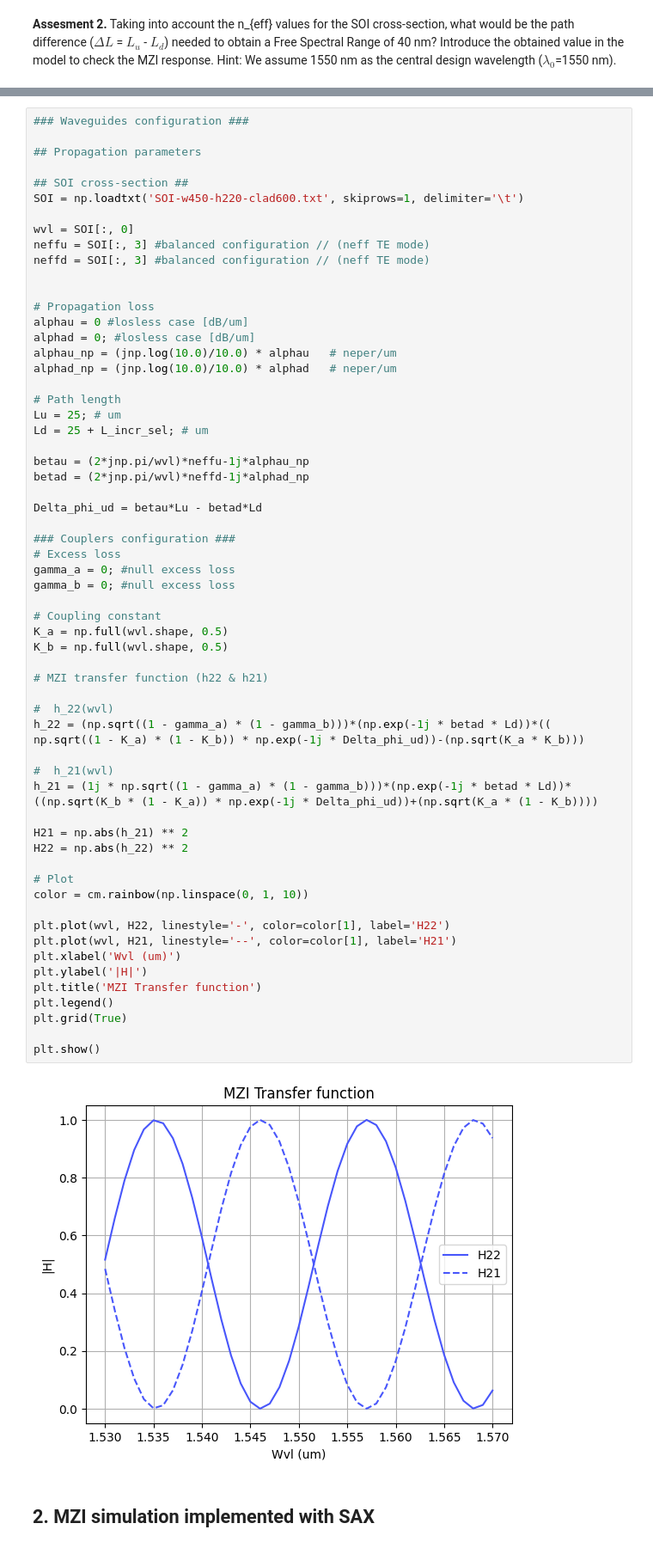
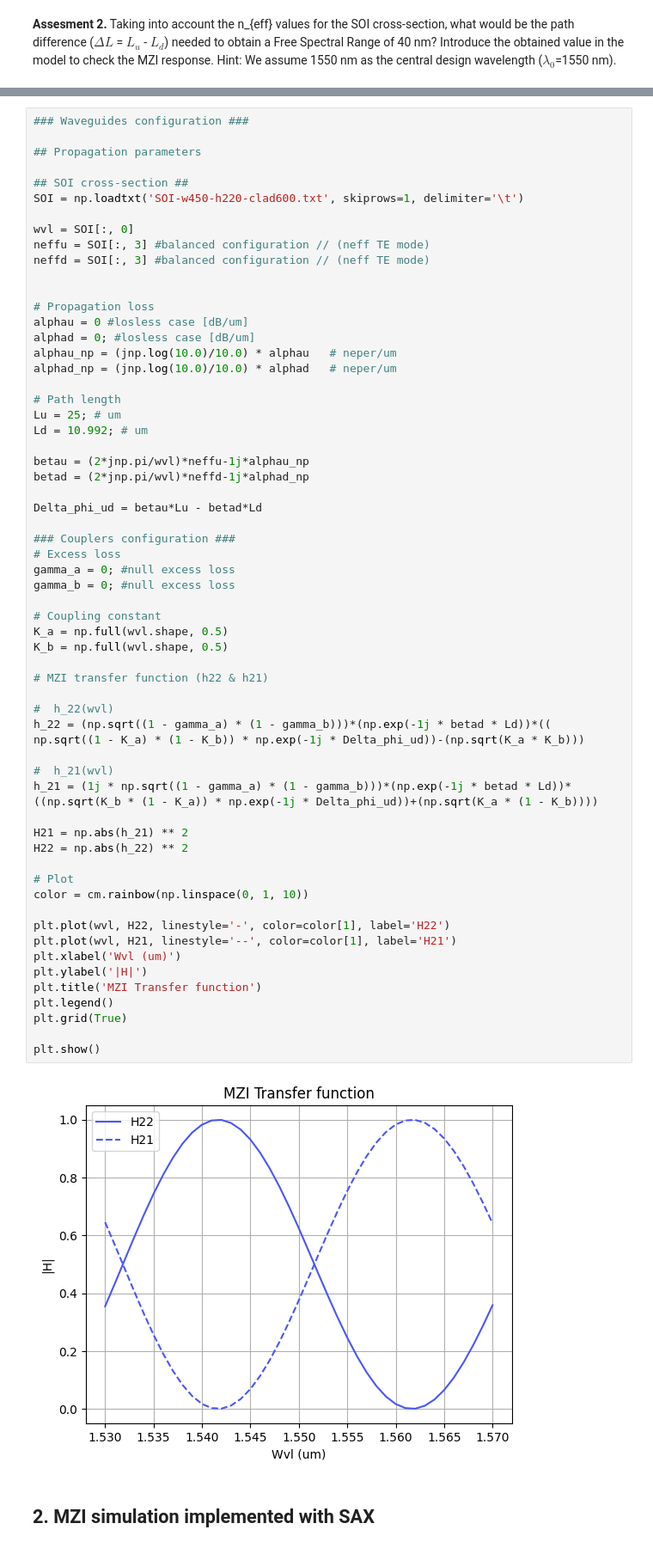
Before and after one commit to mromgar1/pic-upv-lab3, a Jupyter notebook: 30_INTERFEROMETERS_v2025_STUDENTS_UPDATE2.ipynb, the cells around one changed output, grey strips where cells are left out. Shown at 86% size. Drawn from its saved outputs; the diff is of its cells as text.

```diff
--- a/30_INTERFEROMETERS_v2025_STUDENTS_UPDATE2.ipynb
+++ b/30_INTERFEROMETERS_v2025_STUDENTS_UPDATE2.ipynb
@@ -537,7 +535,7 @@ alphad_np = (jnp.log(10.0)/10.0) * alphad   # neper/um
 
 # Path length
 Lu = 25; # um
-Ld = 25 + L_incr_sel; # um
+Ld = 10.992; # um
 
 betau = (2*jnp.pi/wvl)*neffu-1j*alphau_np
 betad = (2*jnp.pi/wvl)*neffd-1j*alphad_np
@@ -550,34 +548,34 @@ gamma_a = 0; #null excess loss
 gamma_b = 0; #null excess loss
 
 # Coupling constant
 K_a = np.full(wvl.shape, 0.5)
 K_b = np.full(wvl.shape, 0.5)
 
 # MZI transfer function (h22 & h21)
 
 #  h_22(wvl)
 h_22 = (np.sqrt((1 - gamma_a) * (1 - gamma_b)))*(np.exp(-1j * betad * Ld))*(( np.sqrt((1 - K_a) * (1 - K_b)) * np.exp(-1j * Delta_phi_ud))-(np.sqrt(K_a * K_b)))
 
 #  h_21(wvl)
 h_21 = (1j * np.sqrt((1 - gamma_a) * (1 - gamma_b)))*(np.exp(-1j * betad * Ld))*((np.sqrt(K_b * (1 - K_a)) * np.exp(-1j * Delta_phi_ud))+(np.sqrt(K_a * (1 - K_b))))
 
 H21 = np.abs(h_21) ** 2
 H22 = np.abs(h_22) ** 2
 
 # Plot
 color = cm.rainbow(np.linspace(0, 1, 10))
 
 plt.plot(wvl, H22, linestyle='-', color=color[1], label='H22')
 plt.plot(wvl, H21, linestyle='--', color=color[1], label='H21')
 plt.xlabel('Wvl (um)')
 plt.ylabel('|H|')
 plt.title('MZI Transfer function')
 plt.legend()
 plt.grid(True)
 
 plt.show()
 # %% [output]
-[figure, old version]
+[figure, new version]
 # %% [markdown]
 ## 2. MZI simulation implemented with SAX
 ![image.png](embedded-picture-1)
```
Also changed, not shown: parts of 5 cells of this notebook, 1 other file.
